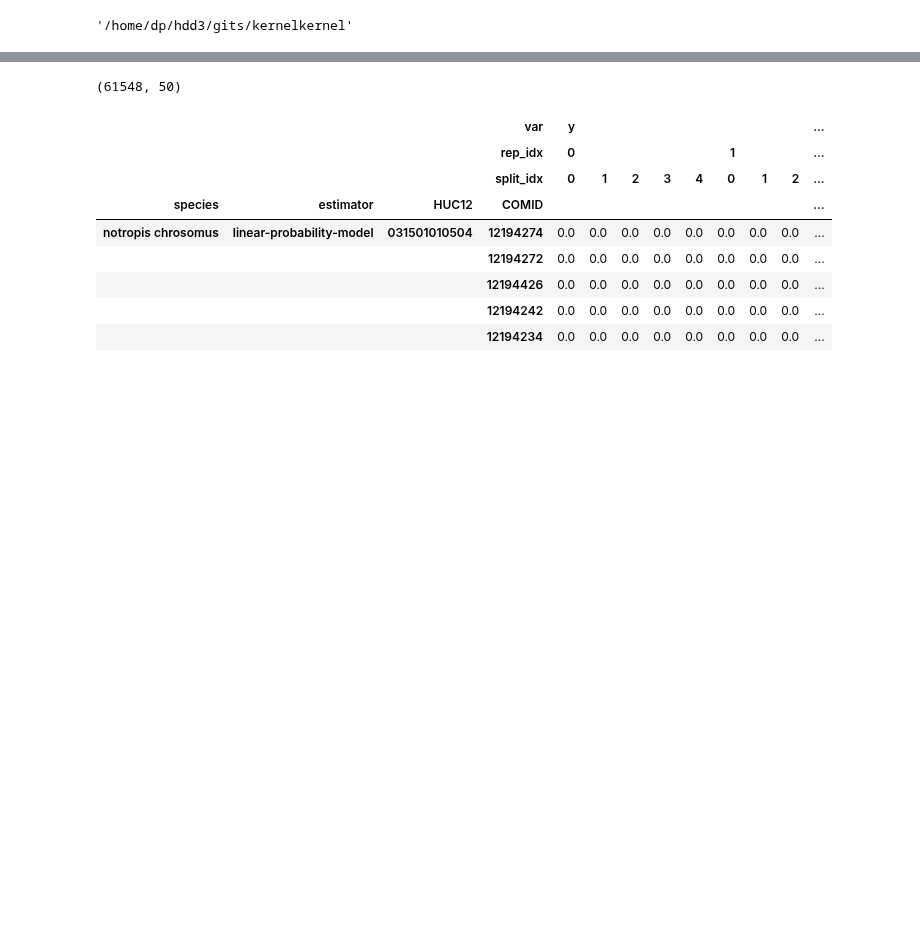
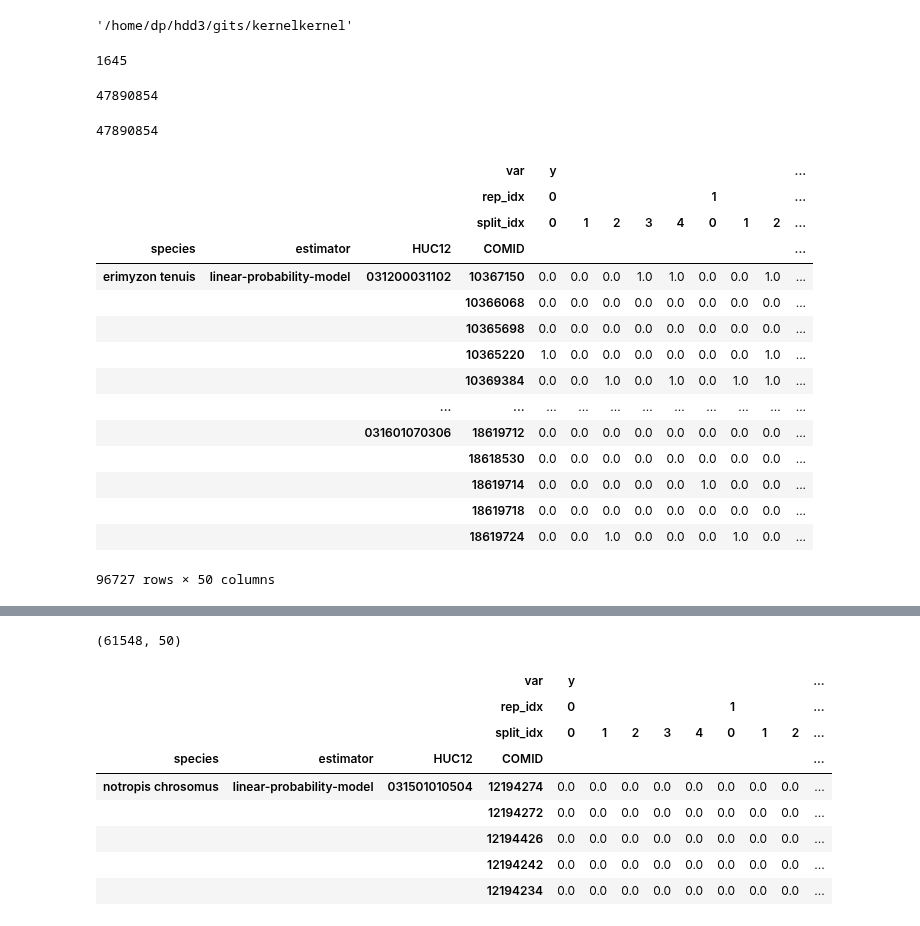
Before and after one commit to DouglasPatton/kernelkernel, a Jupyter notebook: pisces_data_predictX.ipynb, the cells around one changed output, grey strips where cells are left out. Saved outputs shown, nothing was run; the diff lists cells and outputs as text; code cells hidden in the pictures; blank space fills up the shorter version.

```diff
--- a/pisces_data_predictX.ipynb
+++ b/pisces_data_predictX.ipynb
@@ -10,7 +10,38 @@ ppdt=PiscesPredictDataTool()
 #view an example of the data storage for xpredict with comids broken into chunks of 100k
 # %%
 hash_id_list=ppdt.XPredictHashIDComidHashResultsDB(hash_id=None)
+len(hash_id_list)
+# %% [output]
+1645
 # %%
-key1=list(ppdt.XPredictHashIDComidHashResultsDB(hash_id=hash_id_list[0]).keys())[0]
+idx=2
+key1=list(ppdt.XPredictHashIDComidHashResultsDB(hash_id=hash_id_list[idx]).keys())[0]
 # %%
-df=ppdt.XPredictHashIDComidHashResultsDB(hash_id=hash_id_list[0])[key1]
+df=ppdt.XPredictHashIDComidHashResultsDB(hash_id=hash_id_list[idx])[key1]
+# %%
+df.memory_usage(deep=True).sum()
+# %% [output]
+47890854
+# %%
+df.astype('int64').memory_usage(deep=True).sum()
+# %% [output]
+47890854
+# %%
+df
+# %% [output]
+|  |  |  | var | y |  |  |  |  |  |  |  | ... |
+|  |  |  | rep_idx | 0 |  |  |  |  | 1 |  |  | ... |
+|  |  |  | split_idx | 0 | 1 | 2 | 3 | 4 | 0 | 1 | 2 | ... |
+| species | estimator | HUC12 | COMID |  |  |  |  |  |  |  |  | ... |
+| erimyzon tenuis | linear-probability-model | 031200031102 | 10367150 | 0.0 | 0.0 | 0.0 | 1.0 | 1.0 | 0.0 | 0.0 | 1.0 | ... |
+|  |  |  | 10366068 | 0.0 | 0.0 | 0.0 | 0.0 | 0.0 | 0.0 | 0.0 | 0.0 | ... |
+|  |  |  | 10365698 | 0.0 | 0.0 | 0.0 | 0.0 | 0.0 | 0.0 | 0.0 | 0.0 | ... |
+|  |  |  | 10365220 | 1.0 | 0.0 | 0.0 | 0.0 | 0.0 | 0.0 | 0.0 | 1.0 | ... |
+|  |  |  | 10369384 | 0.0 | 0.0 | 1.0 | 0.0 | 1.0 | 0.0 | 1.0 | 1.0 | ... |
+|  |  | ... | ... | ... | ... | ... | ... | ... | ... | ... | ... | ... |
+|  |  | 031601070306 | 18619712 | 0.0 | 0.0 | 0.0 | 0.0 | 0.0 | 0.0 | 0.0 | 0.0 | ... |
+|  |  |  | 18618530 | 0.0 | 0.0 | 0.0 | 0.0 | 0.0 | 0.0 | 0.0 | 0.0 | ... |
+|  |  |  | 18619714 | 0.0 | 0.0 | 0.0 | 0.0 | 0.0 | 1.0 | 0.0 | 0.0 | ... |
+|  |  |  | 18619718 | 0.0 | 0.0 | 0.0 | 0.0 | 0.0 | 0.0 | 0.0 | 0.0 | ... |
+|  |  |  | 18619724 | 0.0 | 0.0 | 1.0 | 0.0 | 0.0 | 0.0 | 1.0 | 0.0 | ... |
+96727 rows × 50 columns
```
Also changed, not shown: parts of 1 cell of this notebook, 1 other file.
